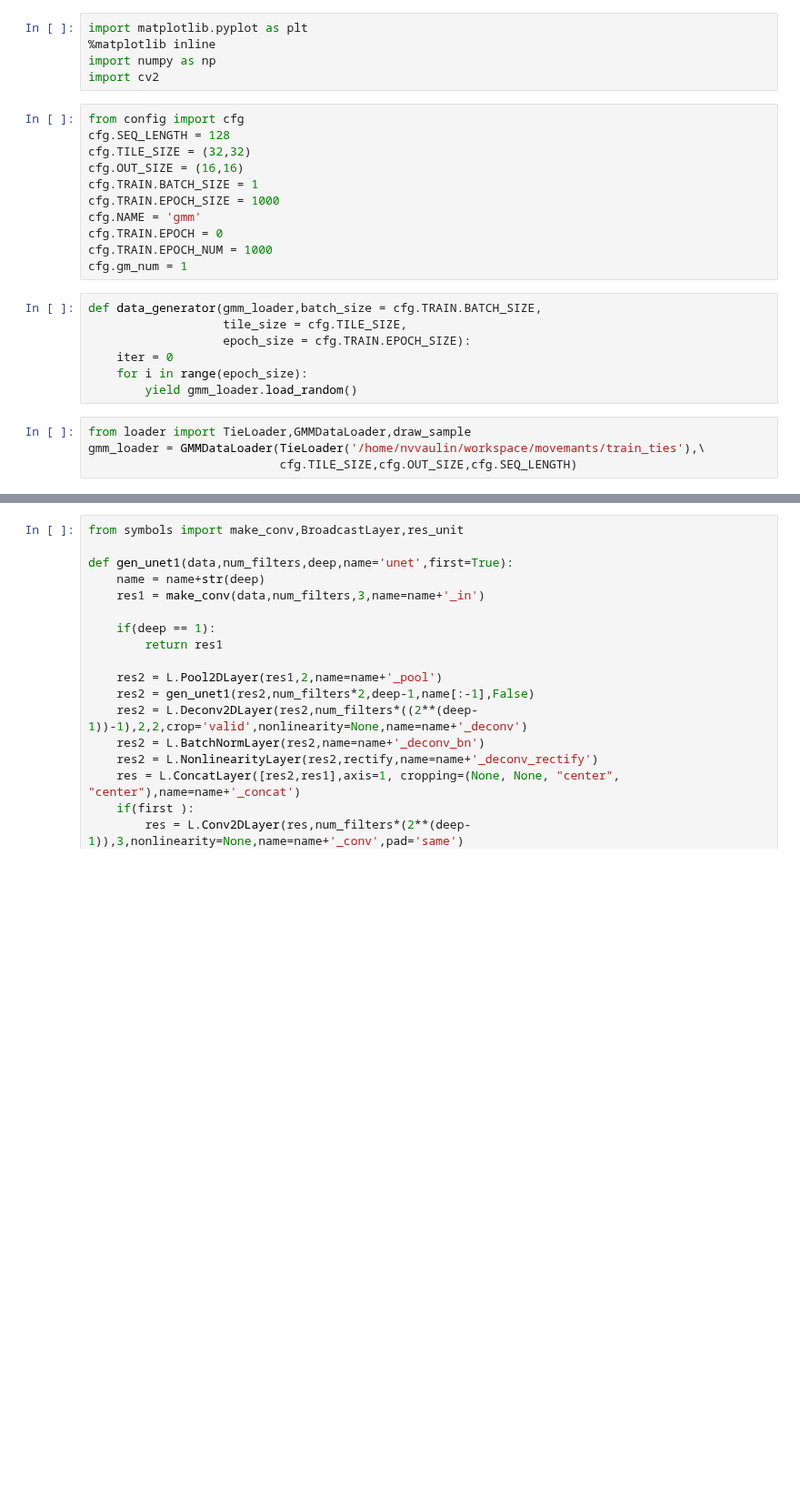
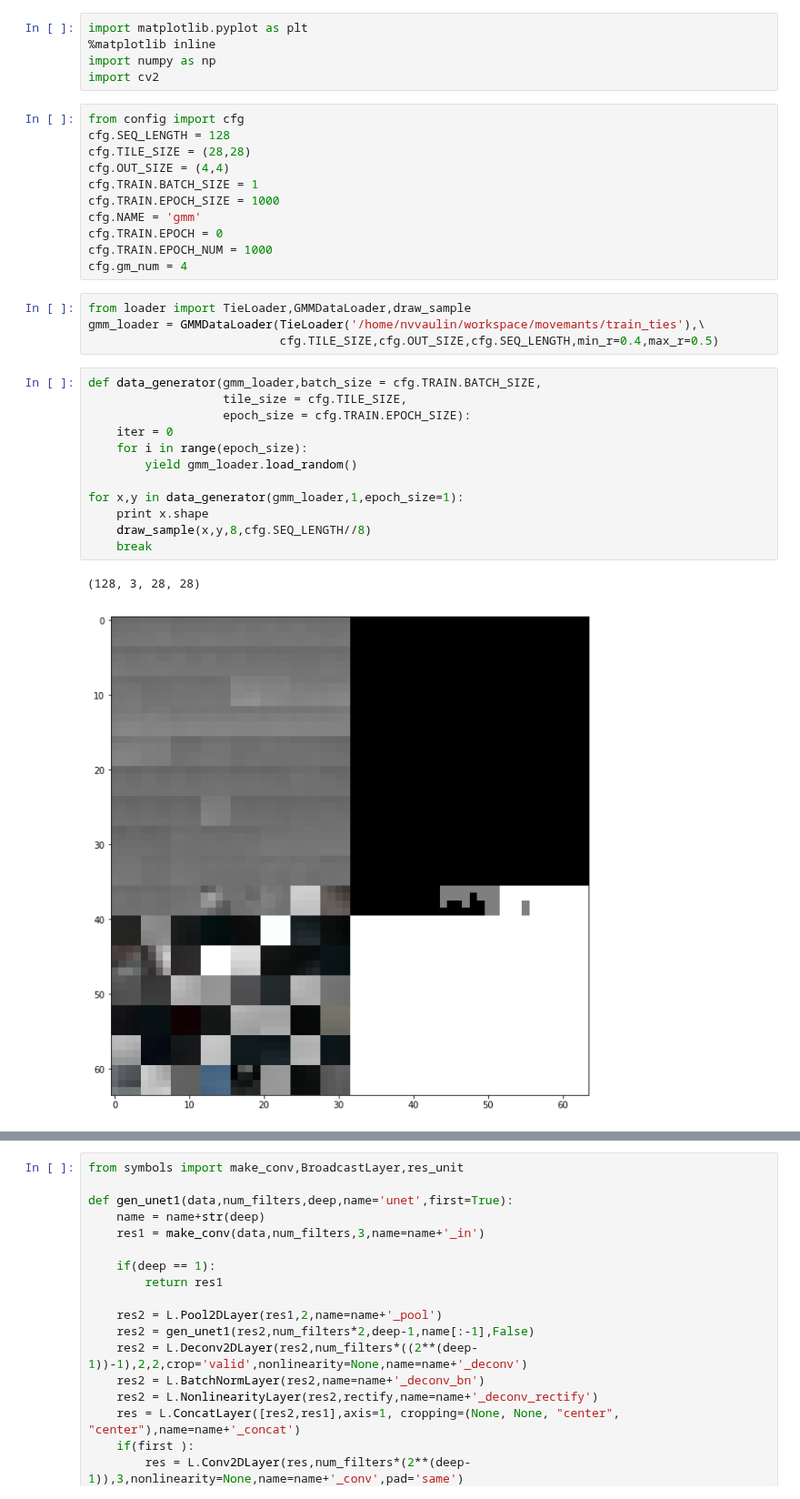
Before and after one commit to nvvaulin/gmm_segmentation, a Jupyter notebook: GMM_SEG.ipynb, the cells around one changed output, grey strips where cells are left out. Shown at 91% size. Drawn from its saved outputs; the diff is of its cells as text; blank space fills up the shorter version.

```diff
--- a/GMM_SEG.ipynb
+++ b/GMM_SEG.ipynb
@@ -6,22 +6,30 @@ import cv2
 # %%
 from config import cfg
 cfg.SEQ_LENGTH = 128
-cfg.TILE_SIZE = (32,32)
-cfg.OUT_SIZE = (16,16)
+cfg.TILE_SIZE = (28,28)
+cfg.OUT_SIZE = (4,4)
 cfg.TRAIN.BATCH_SIZE = 1
 cfg.TRAIN.EPOCH_SIZE = 1000
 cfg.NAME = 'gmm'
 cfg.TRAIN.EPOCH = 0
 cfg.TRAIN.EPOCH_NUM = 1000
-cfg.gm_num = 1
+cfg.gm_num = 4
+# %%
+from loader import TieLoader,GMMDataLoader,draw_sample
+gmm_loader = GMMDataLoader(TieLoader('/home/nvvaulin/workspace/movemants/train_ties'),\
+                           cfg.TILE_SIZE,cfg.OUT_SIZE,cfg.SEQ_LENGTH,min_r=0.4,max_r=0.5)
 # %%
 def data_generator(gmm_loader,batch_size = cfg.TRAIN.BATCH_SIZE,
                    tile_size = cfg.TILE_SIZE,
                    epoch_size = cfg.TRAIN.EPOCH_SIZE):
     iter = 0
     for i in range(epoch_size):
         yield gmm_loader.load_random()
+
+for x,y in data_generator(gmm_loader,1,epoch_size=1):
+    print x.shape
+    draw_sample(x,y,8,cfg.SEQ_LENGTH//8)
+    break
+# %% [output]
+(128, 3, 28, 28)
+[figure, added]
-# %%
-from loader import TieLoader,GMMDataLoader,draw_sample
-gmm_loader = GMMDataLoader(TieLoader('/home/nvvaulin/workspace/movemants/train_ties'),\
-                           cfg.TILE_SIZE,cfg.OUT_SIZE,cfg.SEQ_LENGTH)
```
Also changed, not shown: parts of 15 cells of this notebook, 6 other files.
